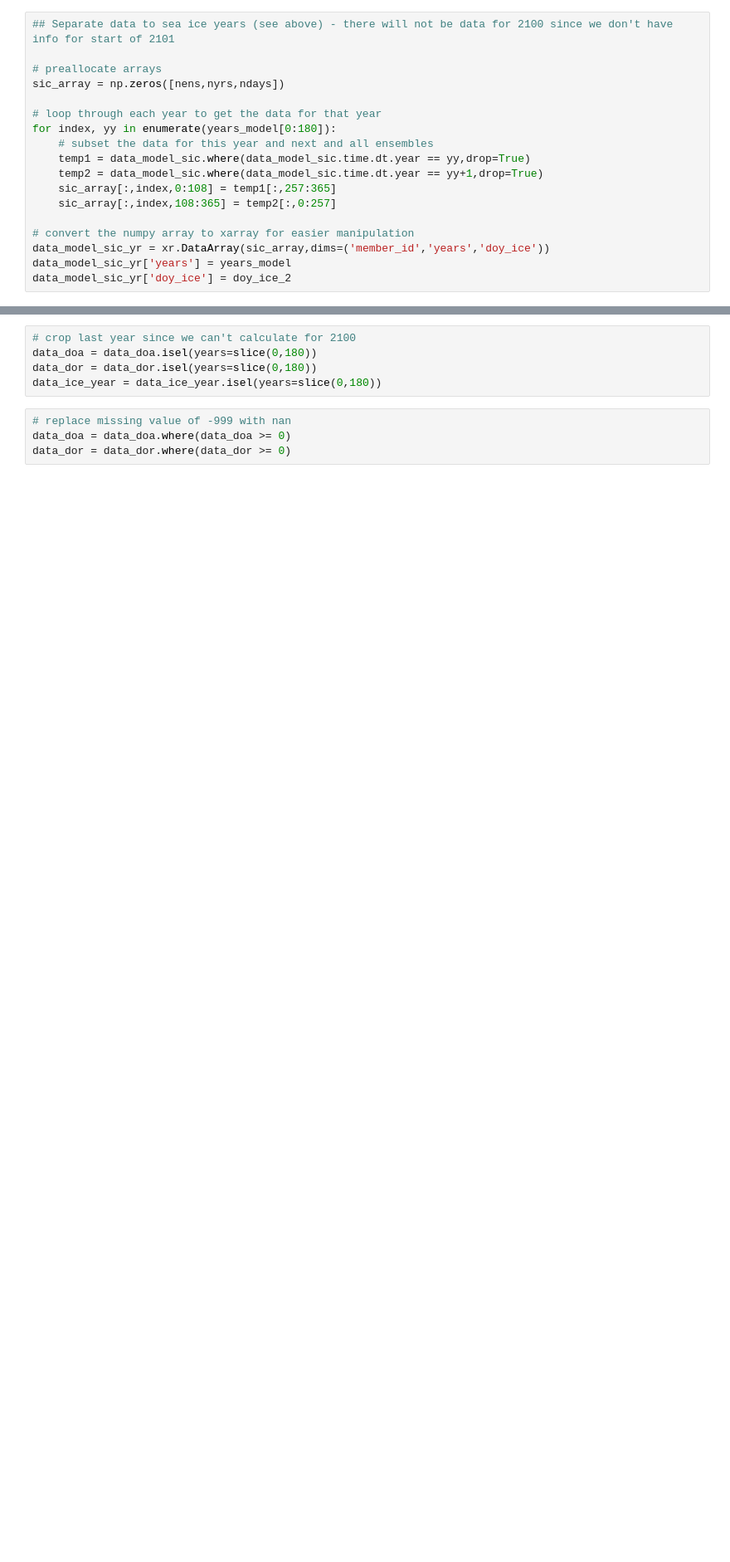
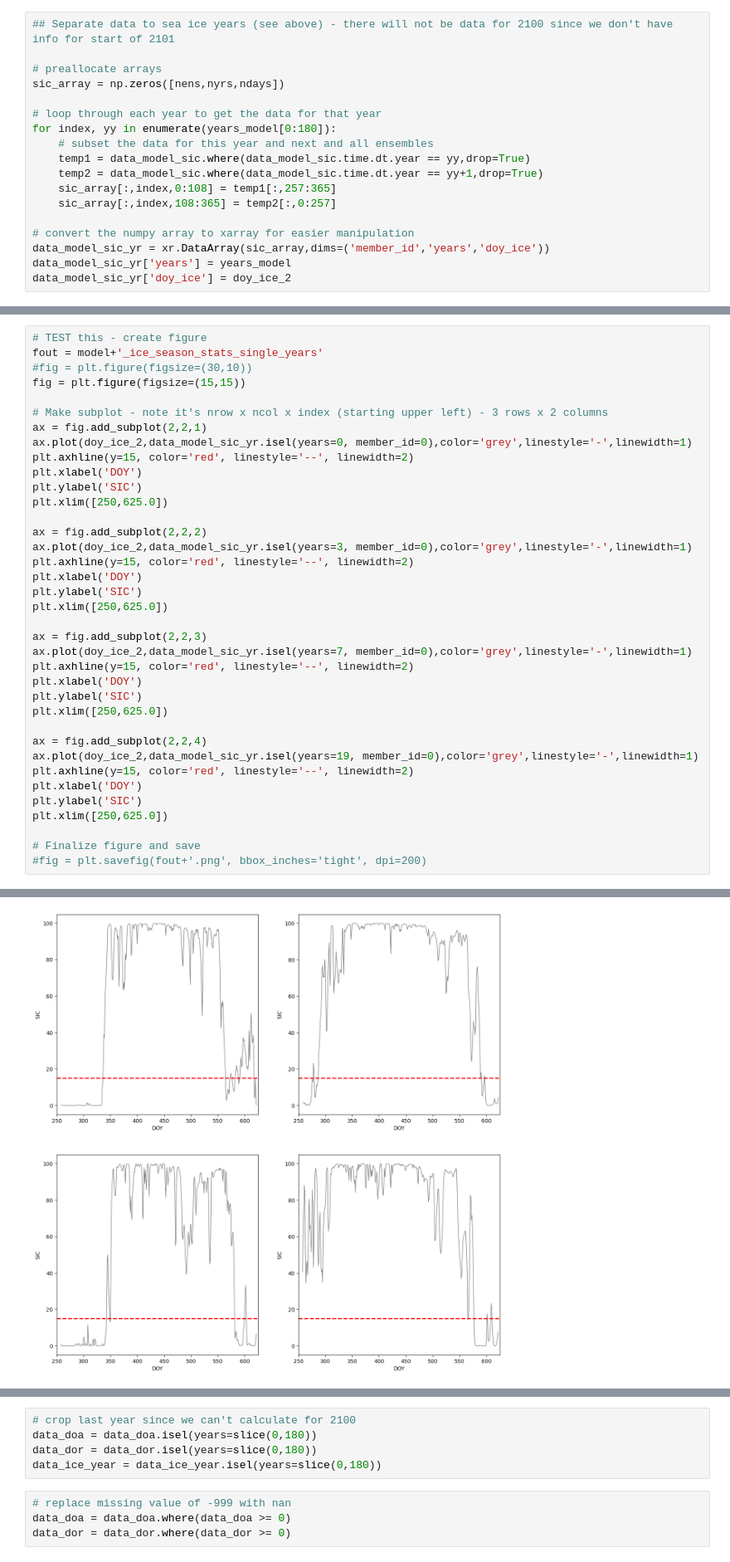
Before and after one commit to duvivier/utqiagvik_environment_whaling, a Jupyter notebook: data_analysis/Fig_2_utq_si_seasons.ipynb, the cells around one changed output, grey strips where cells are left out. Shown at 83% size. Drawn from its saved outputs; the diff is of its cells as text; blank space fills up the shorter version.

```diff
--- a/data_analysis/Fig_2_utq_si_seasons.ipynb
+++ b/data_analysis/Fig_2_utq_si_seasons.ipynb
@@ -236,0 +161,38 @@ data_ice_year['years'] = years_model
+# %%
+# TEST this - create figure
+fout = model+'_ice_season_stats_single_years'
+#fig = plt.figure(figsize=(30,10))
+fig = plt.figure(figsize=(15,15))
+
+# Make subplot - note it's nrow x ncol x index (starting upper left) - 3 rows x 2 columns
+ax = fig.add_subplot(2,2,1)
+ax.plot(doy_ice_2,data_model_sic_yr.isel(years=0, member_id=0),color='grey',linestyle='-',linewidth=1)
+plt.axhline(y=15, color='red', linestyle='--', linewidth=2)
+plt.xlabel('DOY')
+plt.ylabel('SIC')
+plt.xlim([250,625.0])
+
+ax = fig.add_subplot(2,2,2)
+ax.plot(doy_ice_2,data_model_sic_yr.isel(years=3, member_id=0),color='grey',linestyle='-',linewidth=1)
+plt.axhline(y=15, color='red', linestyle='--', linewidth=2)
+plt.xlabel('DOY')
+plt.ylabel('SIC')
+plt.xlim([250,625.0])
+
+ax = fig.add_subplot(2,2,3)
+ax.plot(doy_ice_2,data_model_sic_yr.isel(years=7, member_id=0),color='grey',linestyle='-',linewidth=1)
+plt.axhline(y=15, color='red', linestyle='--', linewidth=2)
+plt.xlabel('DOY')
+plt.ylabel('SIC')
+plt.xlim([250,625.0])
+
+ax = fig.add_subplot(2,2,4)
+ax.plot(doy_ice_2,data_model_sic_yr.isel(years=19, member_id=0),color='grey',linestyle='-',linewidth=1)
+plt.axhline(y=15, color='red', linestyle='--', linewidth=2)
+plt.xlabel('DOY')
+plt.ylabel('SIC')
+plt.xlim([250,625.0])
+
+# Finalize figure and save
+#fig = plt.savefig(fout+'.png', bbox_inches='tight', dpi=200)
+# %% [output]
@@ -236,0 +200 @@ data_ice_year['years'] = years_model
+[figure, added]
```
Also changed, not shown: parts of 6 cells of this notebook, 8 other files.
